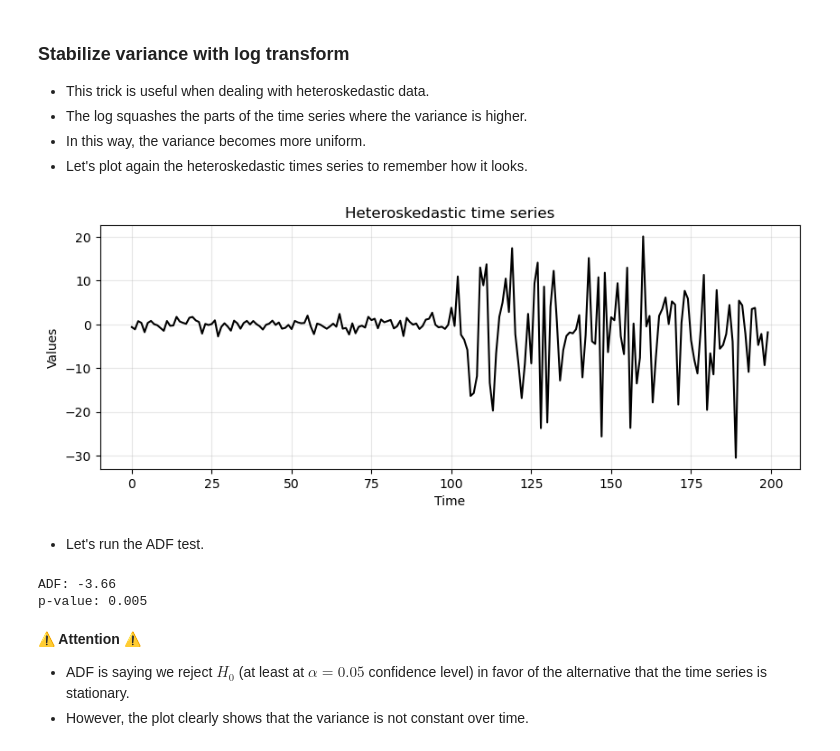
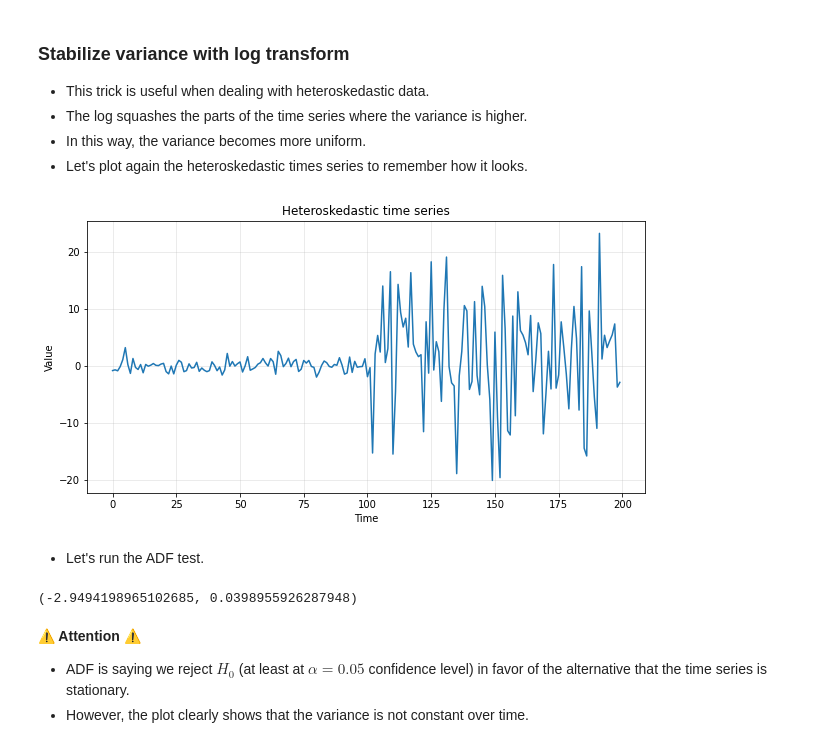
Before and after one commit to nsydn/ise043_tsaf, a Jupyter notebook: ise043_tsaf_2425f_2_stationarity.ipynb, the cells around one changed output. Drawn from its saved outputs; the diff is of its cells as text; code cells hidden in the pictures.

```diff
--- a/ise043_tsaf_2425f_2_stationarity.ipynb
+++ b/ise043_tsaf_2425f_2_stationarity.ipynb
@@ -498,18 +488,16 @@ testval_after, pvalue_after
 - In this way, the variance becomes more uniform.
 - Let's plot again the heteroskedastic times series to remember how it looks.
 # %%
-run_sequence_plot(time, heteroscedasticity, title="Heteroskedastic time series");
+ts_plot(time, heteros, title="Heteroskedastic time series");
 # %% [output]
-[figure, old version]
+[figure, new version]
 # %% [markdown]
 - Let's run the ADF test.
-# %%
-adf_b4, pvalue_b4, _, _, _, _ = adfuller(heteroscedasticity)
-print(f"ADF: {adf_b4:.2f}")
-print(f"p-value: {pvalue_b4:.3f}")
-# %% [output]
-ADF: -3.66
-p-value: 0.005
+# %%
+testval_before, pvalue_before, _, _, _, _ = adfuller(heteros)
+testval_before, pvalue_before
+# %% [output]
+(-2.9494198965102685, 0.0398955926287948)
 # %% [markdown]
 **⚠ Attention ⚠**
 
```
Also changed, not shown: parts of 39 cells of this notebook.
